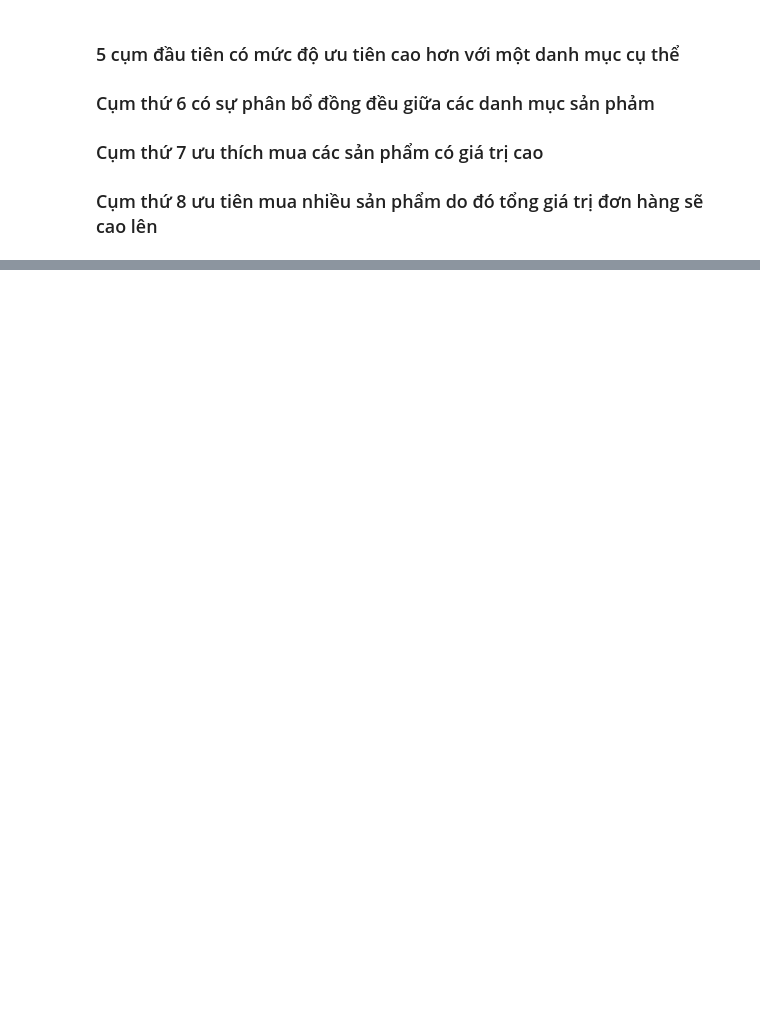
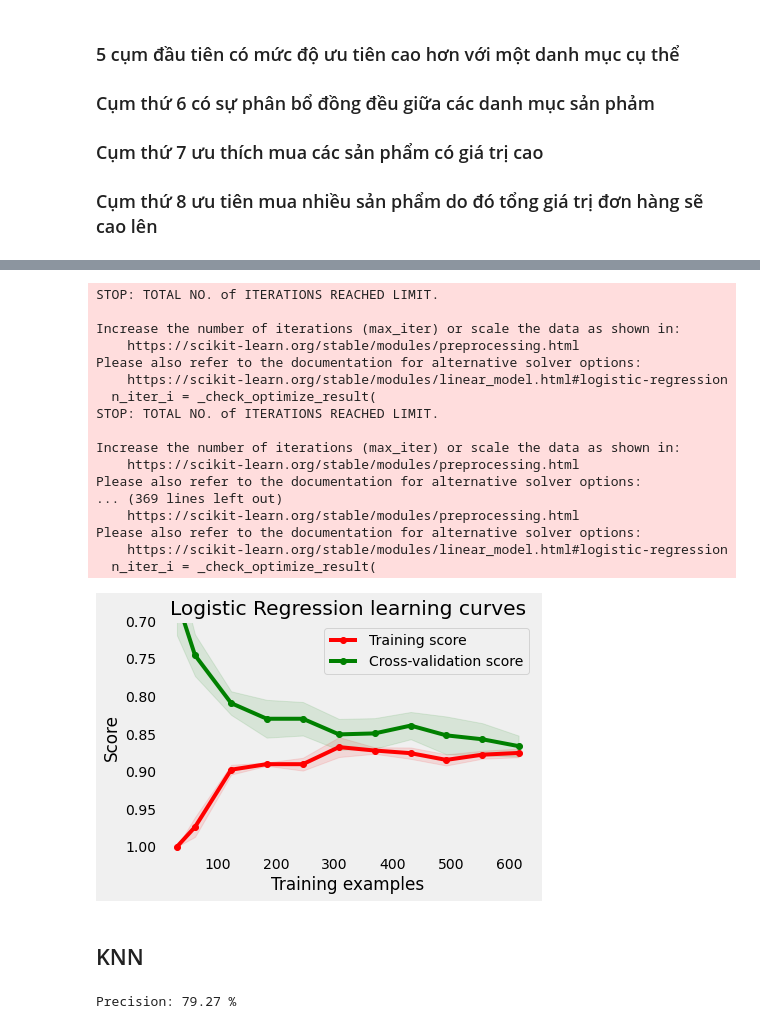
Before and after one commit to vukhanh09/customer_segmentation, a Jupyter notebook: src/Insight/cluster_customer.ipynb, the cells around one changed output, grey strips where cells are left out. Saved outputs shown, nothing was run; the diff lists cells and outputs as text; code cells hidden in the pictures; blank space fills up the shorter version.

```diff
--- a/src/Insight/cluster_customer.ipynb
+++ b/src/Insight/cluster_customer.ipynb
@@ -342,0 +345,5 @@ g = plot_learning_curve(svc.grid.best_estimator_,
+# %%
+lr = Class_Fit(clf = linear_model.LogisticRegression)
+lr.grid_search(parameters = [{'C':np.logspace(-2,2,20)}], Kfold = 5)
+lr.grid_fit(X = X_train, Y = Y_train)
+lr.grid_predict(X_test, Y_test)
@@ -342,0 +383,32 @@ g = plot_learning_curve(svc.grid.best_estimator_,
+# %%
+g = plot_learning_curve(lr.grid.best_estimator_, "Logistic Regression learning curves", X_train, Y_train,
+                        ylim = [1.01, 0.7], cv = 5,
+                        train_sizes = [0.05, 0.1, 0.2, 0.3, 0.4, 0.5, 0.6, 0.7, 0.8, 0.9, 1])
+# %% [output]
+STOP: TOTAL NO. of ITERATIONS REACHED LIMIT.
+
+Increase the number of iterations (max_iter) or scale the data as shown in:
+    https://scikit-learn.org/stable/modules/preprocessing.html
+Please also refer to the documentation for alternative solver options:
+    https://scikit-learn.org/stable/modules/linear_model.html#logistic-regression
+  n_iter_i = _check_optimize_result(
+STOP: TOTAL NO. of ITERATIONS REACHED LIMIT.
+
+Increase the number of iterations (max_iter) or scale the data as shown in:
+    https://scikit-learn.org/stable/modules/preprocessing.html
+Please also refer to the documentation for alternative solver options:
+... (369 lines left out)
+    https://scikit-learn.org/stable/modules/preprocessing.html
+Please also refer to the documentation for alternative solver options:
+    https://scikit-learn.org/stable/modules/linear_model.html#logistic-regression
+  n_iter_i = _check_optimize_result(
+[figure, added]
+# %% [markdown]
+## KNN
+# %%
+knn = Class_Fit(clf = neighbors.KNeighborsClassifier)
+knn.grid_search(parameters = [{'n_neighbors': np.arange(1,50,1)}], Kfold = 5)
+knn.grid_fit(X = X_train, Y = Y_train)
+knn.grid_predict(X_test, Y_test)
+# %% [output]
+Precision: 79.27 %
```
Also changed, not shown: parts of 25 cells of this notebook, 2 other files.
